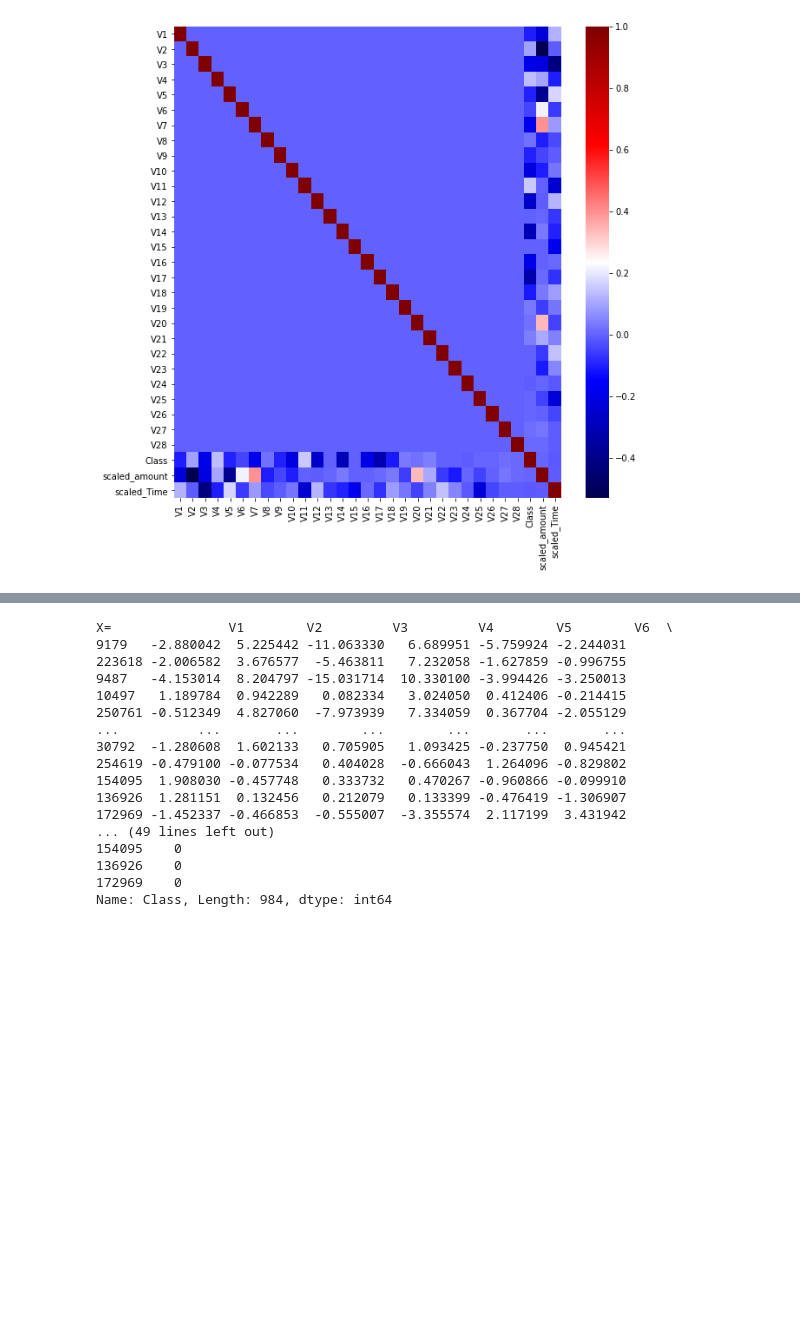
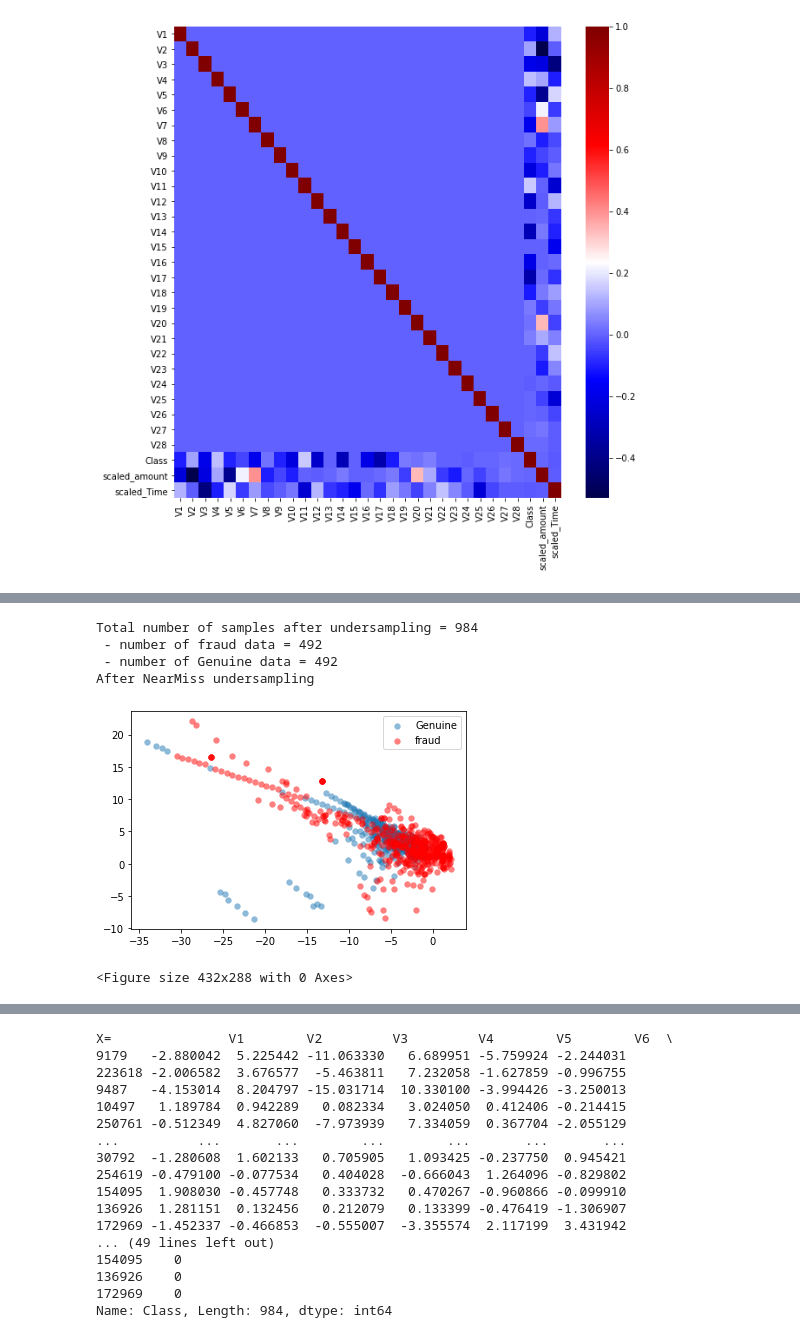
Before and after one commit to NehaDas25/DataScience_CS5661, a Jupyter notebook: Credit_Card_Fraud_Detection.ipynb, the cells around one changed output, grey strips where cells are left out. Saved outputs shown, nothing was run; the diff lists cells and outputs as text; code cells hidden in the pictures; blank space fills up the shorter version.

```diff
--- a/Credit_Card_Fraud_Detection.ipynb
+++ b/Credit_Card_Fraud_Detection.ipynb
@@ -189,3 +224,34 @@ normalized_data_set = pd.concat([fraud_data_set, genuine_data_set])
+# %%
+def data_counter(data):
+    fraud = 0
+    genuine = 0
+    for i in data:
+        if i == 1:
+            fraud = fraud + 1
+        else:
+            genuine = genuine + 1
+    return fraud, genuine
+# %%
+# After undersampling
+# 0 = Genuine
+# 1 = fraud
+fraud_counter_nearmiss, genuine_counter_nearmiss = data_counter(y_nearmiss)
+print('Total number of samples after undersampling =', len(y_nearmiss))
+print(' - number of fraud data =', fraud_counter_nearmiss)
+print(' - number of Genuine data =', genuine_counter_nearmiss)
+
+print('After NearMiss undersampling')
+scatter_plotting(X_nearmiss.values, y_nearmiss)
+plt.savefig("After near miss");
+
+# we can see that samples from the majority class that were furthest where removed
+# %% [output]
+Total number of samples after undersampling = 984
+ - number of fraud data = 492
+ - number of Genuine data = 492
+After NearMiss undersampling
+[figure, added]
+<Figure size 432x288 with 0 Axes>
 # %%
 # Lets see a sns plot between fraud and genuine transactions after scaling Time and amount
 # %%
```
Also changed, not shown: parts of 76 cells of this notebook, 14 other files.
